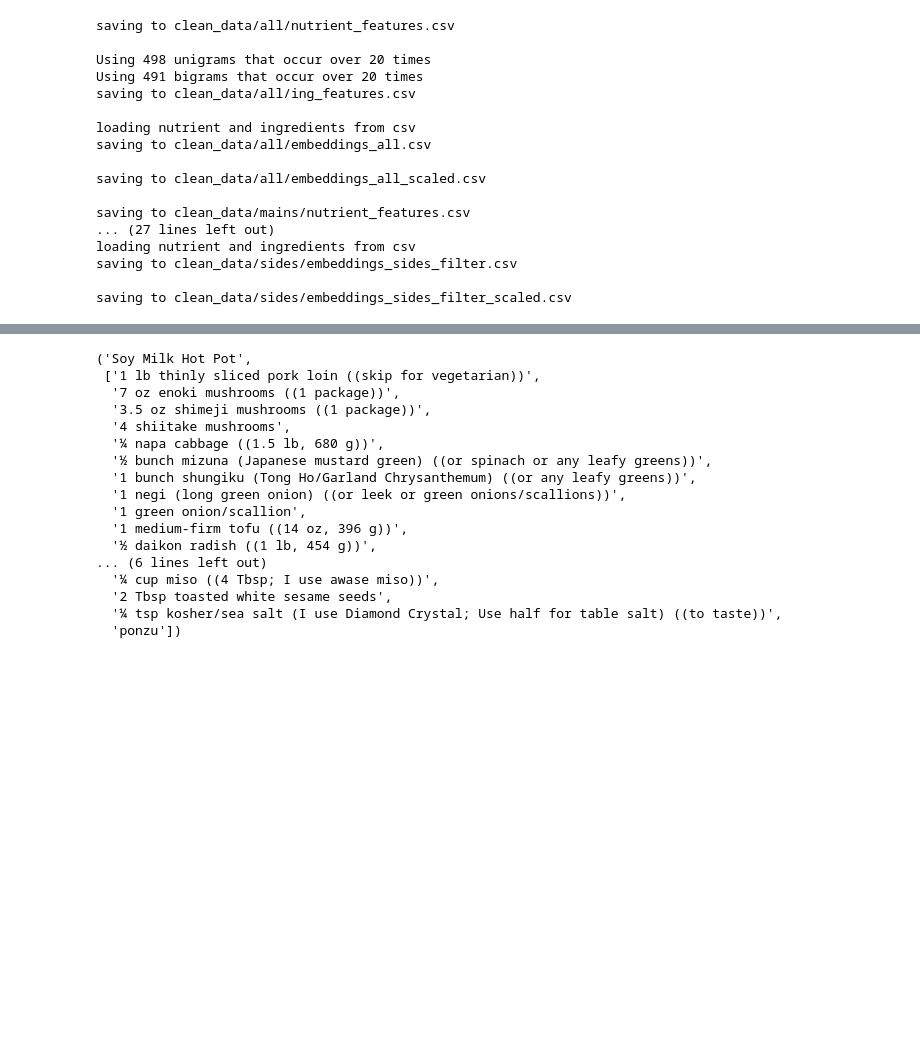
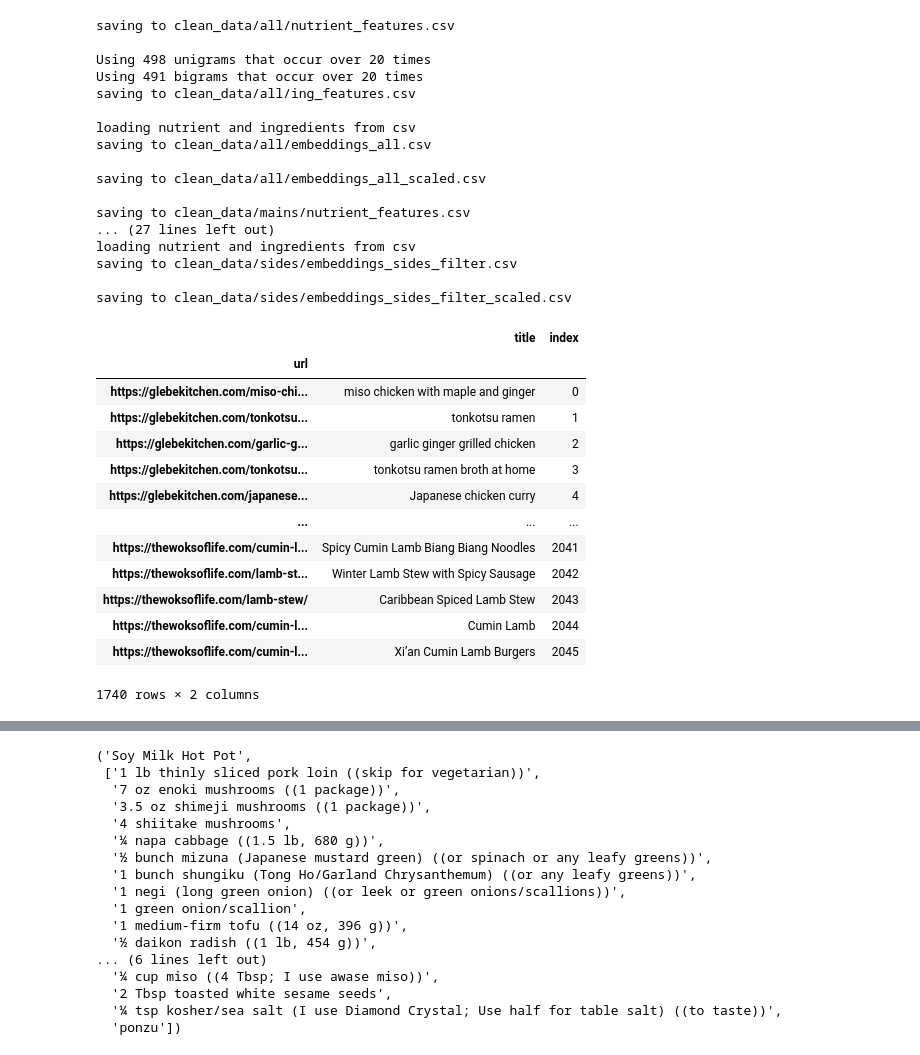
Before and after one commit to justinxu421/recipe_rex, a Jupyter notebook: feature_generation/extract_features_JX.ipynb, the cells around one changed output, grey strips where cells are left out. Saved outputs shown, nothing was run; the diff lists cells and outputs as text; code cells hidden in the pictures; blank space fills up the shorter version.

```diff
--- a/feature_generation/extract_features_JX.ipynb
+++ b/feature_generation/extract_features_JX.ipynb
@@ -78,6 +78,23 @@ saving to clean_data/sides/embeddings_sides_filter_scaled.csv
 # %%
 main_recipes = pd.read_csv('../clean_data/mains/mains_filter_recipes_nutrient.csv')
 main_url_mapping = pd.read_csv('../clean_data/mains/mains_filter_url_index_mapping.csv', index_col = 'url')
+# %%
+pd.read_csv
+# %% [output]
+|  | title | index |
+| url |  |  |
+| https://glebekitchen.com/miso-chi... | miso chicken with maple and ginger | 0 |
+| https://glebekitchen.com/tonkotsu... | tonkotsu ramen | 1 |
+| https://glebekitchen.com/garlic-g... | garlic ginger grilled chicken | 2 |
+| https://glebekitchen.com/tonkotsu... | tonkotsu ramen broth at home | 3 |
+| https://glebekitchen.com/japanese... | Japanese chicken curry | 4 |
+| ... | ... | ... |
+| https://thewoksoflife.com/cumin-l... | Spicy Cumin Lamb Biang Biang Noodles | 2041 |
+| https://thewoksoflife.com/lamb-st... | Winter Lamb Stew with Spicy Sausage | 2042 |
+| https://thewoksoflife.com/lamb-stew/ | Caribbean Spiced Lamb Stew | 2043 |
+| https://thewoksoflife.com/cumin-l... | Cumin Lamb | 2044 |
+| https://thewoksoflife.com/cumin-l... | Xi’an Cumin Lamb Burgers | 2045 |
+1740 rows × 2 columns
 # %%
 !python label_recipes.py
 # %% [output]
```
Also changed, not shown: parts of 3 cells of this notebook, 12 other files.
